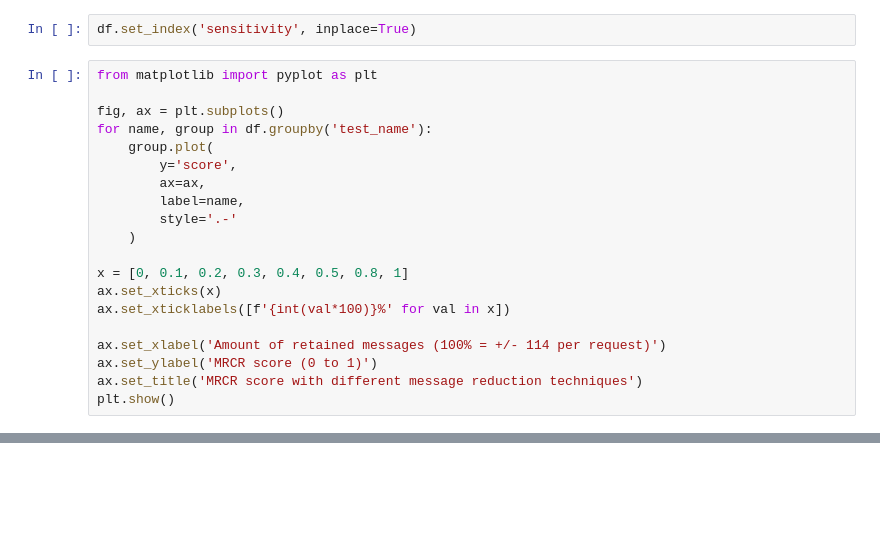
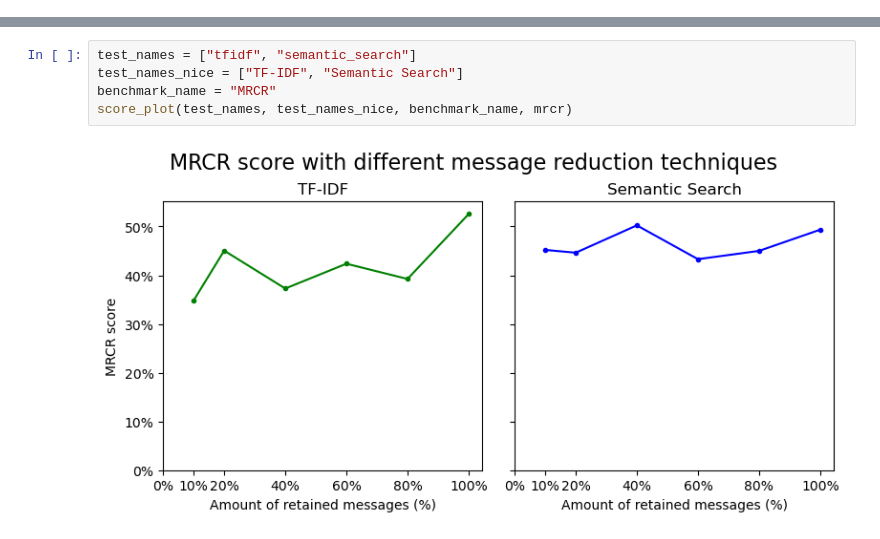
Before and after one commit to Q42/green.ai, a Jupyter notebook: results/graphs/chat_history_search.ipynb, the cells around one changed output, grey strips where cells are left out. Saved outputs shown, nothing was run; the diff lists cells and outputs as text; blank space fills up the shorter version.

Commit message:
update graphs

```diff
--- a/results/graphs/chat_history_search.ipynb
+++ b/results/graphs/chat_history_search.ipynb
@@ -46,22 +32,0 @@ Name: config.info.max_tokens, dtype: int64
-# %%
-df.set_index('sensitivity', inplace=True)
-# %%
-from matplotlib import pyplot as plt
-
-fig, ax = plt.subplots()
-for name, group in df.groupby('test_name'):
-    group.plot(
-        y='score',
-        ax=ax,
-        label=name,
-        style='.-'
-    )
-
-x = [0, 0.1, 0.2, 0.3, 0.4, 0.5, 0.8, 1]
-ax.set_xticks(x)
-ax.set_xticklabels([f'{int(val*100)}%' for val in x])
-
-ax.set_xlabel('Amount of retained messages (100% = +/- 114 per request)')
-ax.set_ylabel('MRCR score (0 to 1)')
-ax.set_title('MRCR score with different message reduction techniques')
-plt.show()
@@ -95,0 +106,7 @@ Series([], Name: std, dtype: float64)
+# %%
+test_names = ["tfidf", "semantic_search"]
+test_names_nice = ["TF-IDF", "Semantic Search"]
+benchmark_name = "MRCR"
+score_plot(test_names, test_names_nice, benchmark_name, mrcr)
+# %% [output]
+[figure, added]
```
Also changed, not shown: parts of 13 cells of this notebook, 1 other file.
